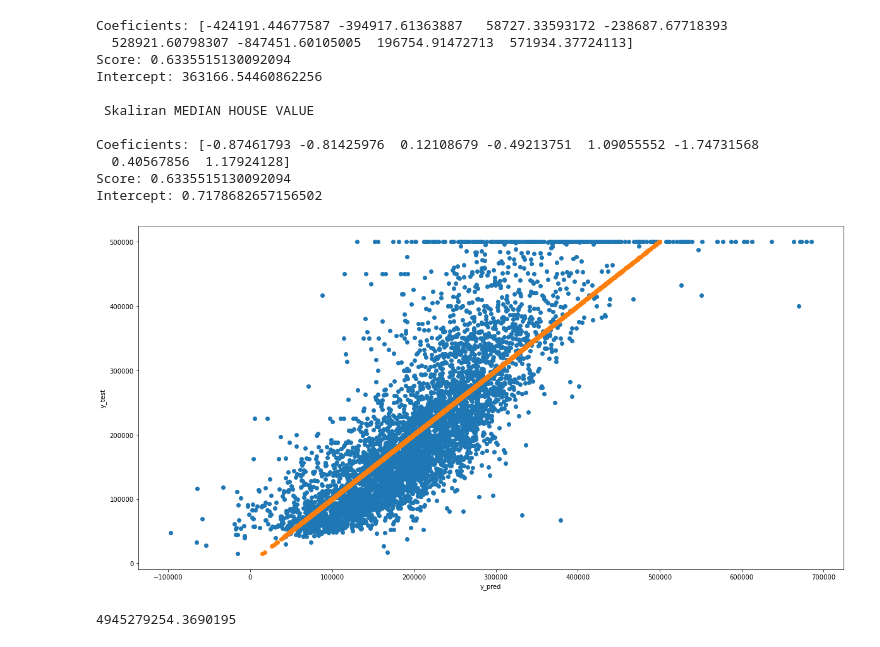
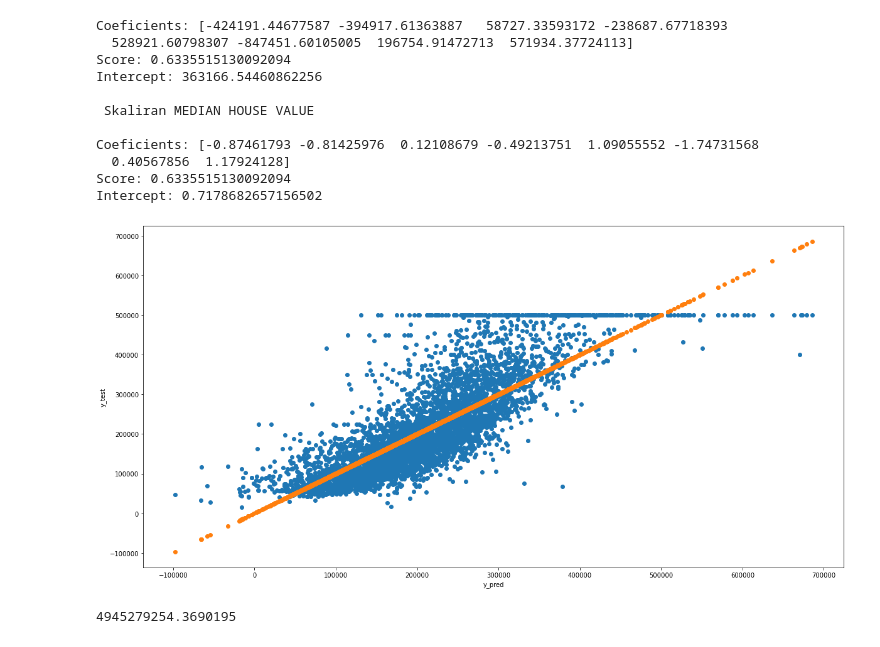
Before and after one commit to kmartin62/ml-repo, a Jupyter notebook: ML Labs/161159_Lab2.ipynb, the cells around one changed output. Saved outputs shown, nothing was run; the diff lists cells and outputs as text; code cells hidden in the pictures.

```diff
--- a/ML Labs/161159_Lab2.ipynb
+++ b/ML Labs/161159_Lab2.ipynb
@@ -212,12 +230,12 @@ Intercept: 0.7178682657156502
 # %%
 plt.figure(figsize=(20,10))
 plt.scatter(y_pred, y_test)
-plt.scatter(y_test,y_test)
+plt.scatter(y_pred,y_pred)
 plt.xlabel('y_pred')
 plt.ylabel('y_test')
 plt.show()
 # %% [output]
-[figure, old version]
+[figure, new version]
 # %%
 mean_square_error(y_test, y_pred)
 # %% [output]
```
Also changed, not shown: parts of 13 cells of this notebook.
